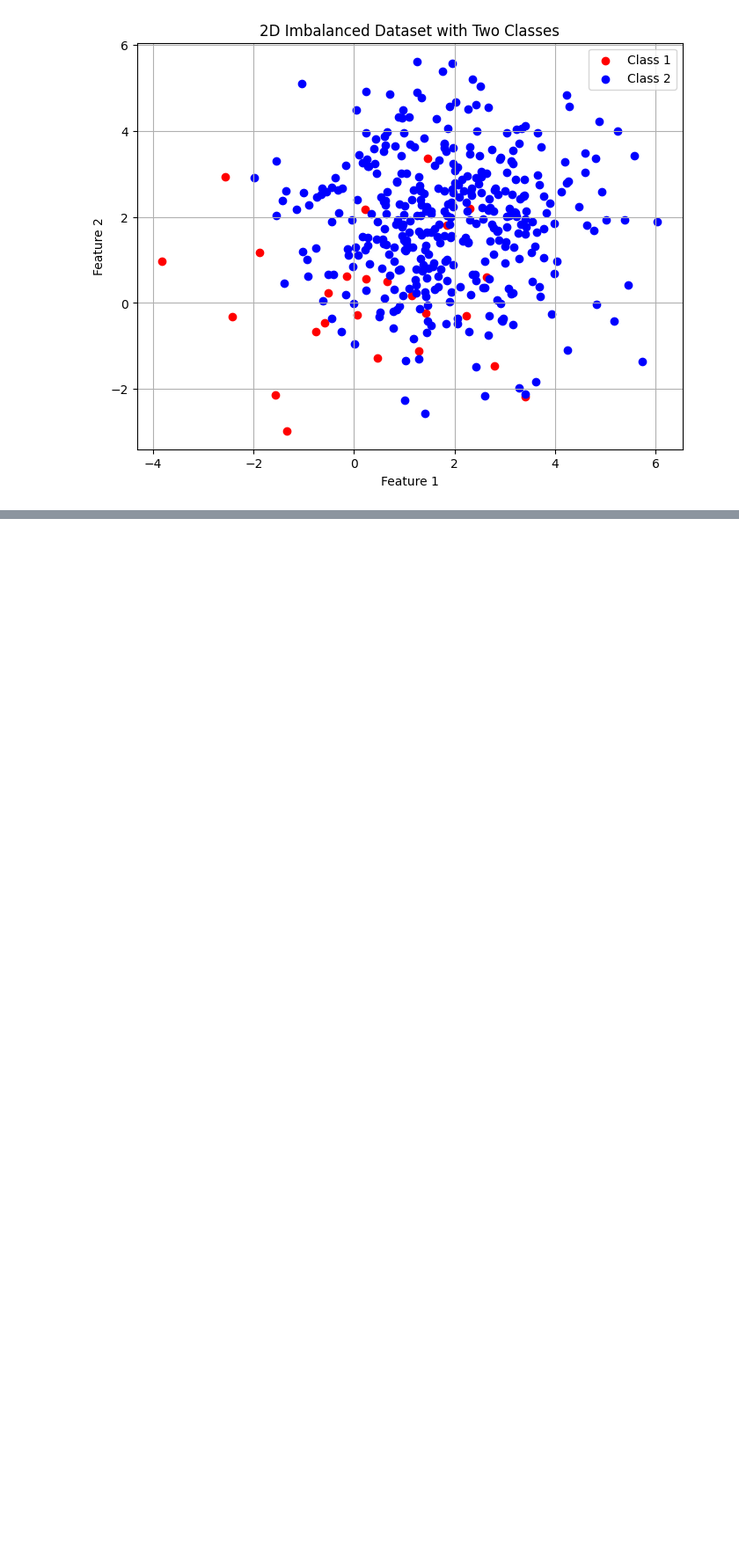
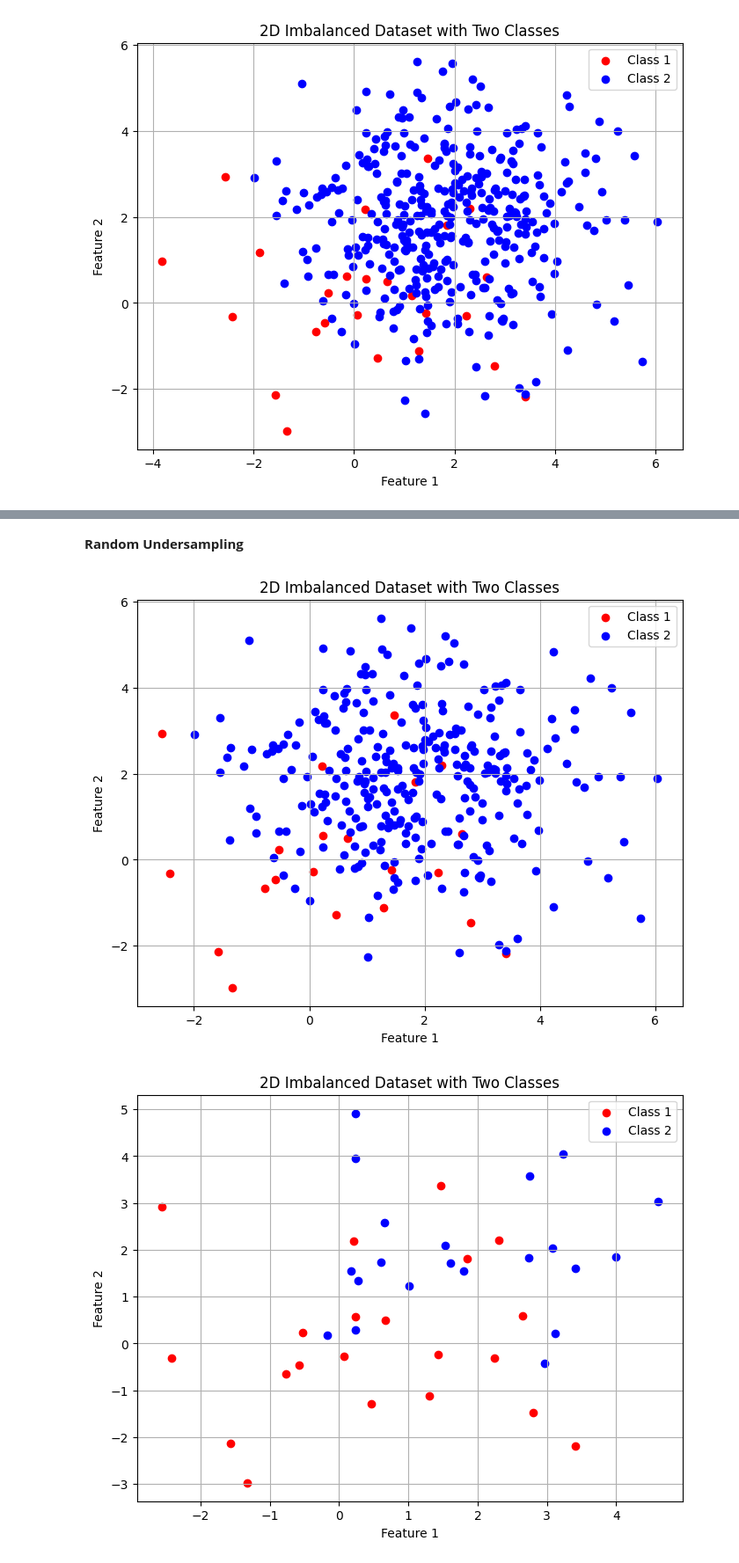
Before and after one commit to ajaykumar080286/MachineLearning, a Jupyter notebook: imbalanced_data_yt.ipynb, the cells around one changed output, grey strips where cells are left out. Shown: that part at 88% size. Drawn from its saved outputs; the diff is of its cells as text; code cells hidden in the pictures; blank space fills up the shorter version.

```diff
--- a/imbalanced_data_yt.ipynb
+++ b/imbalanced_data_yt.ipynb
@@ -39,0 +109,2 @@ plt.show()
+# %% [markdown]
+**Random Undersampling**
@@ -39,0 +113,34 @@ plt.show()
+# %%
+from imblearn.under_sampling import RandomUnderSampler
+
+# Split dataset into training and testing sets
+X_train, X_test, y_train, y_test = train_test_split(X, y, test_size=0.2, random_state=42)
+
+# Applying Random Over Sampling
+rus = RandomUnderSampler(random_state=42)
+X_resampled, y_resampled = rus.fit_resample(X_train, y_train)
+
+# Plotting
+plt.figure(figsize=(8, 6))
+plt.scatter(X_train[y_train == 0][:, 0], X_train[y_train == 0][:, 1], color='red', label='Class 1')
+plt.scatter(X_train[y_train == 1][:, 0], X_train[y_train == 1][:, 1], color='blue', label='Class 2')
+plt.title('2D Imbalanced Dataset with Two Classes')
+plt.xlabel('Feature 1')
+plt.ylabel('Feature 2')
+plt.legend()
+plt.grid(True)
+plt.show()
+
+# Plotting
+plt.figure(figsize=(8, 6))
+plt.scatter(X_resampled[y_resampled == 0][:, 0], X_resampled[y_resampled == 0][:, 1], color='red', label='Class 1')
+plt.scatter(X_resampled[y_resampled == 1][:, 0], X_resampled[y_resampled == 1][:, 1], color='blue', label='Class 2')
+plt.title('2D Imbalanced Dataset with Two Classes')
+plt.xlabel('Feature 1')
+plt.ylabel('Feature 2')
+plt.legend()
+plt.grid(True)
+plt.show()
+# %% [output]
+[figure, added]
+[figure, added]
```
Also changed, not shown: parts of 7 cells of this notebook.
